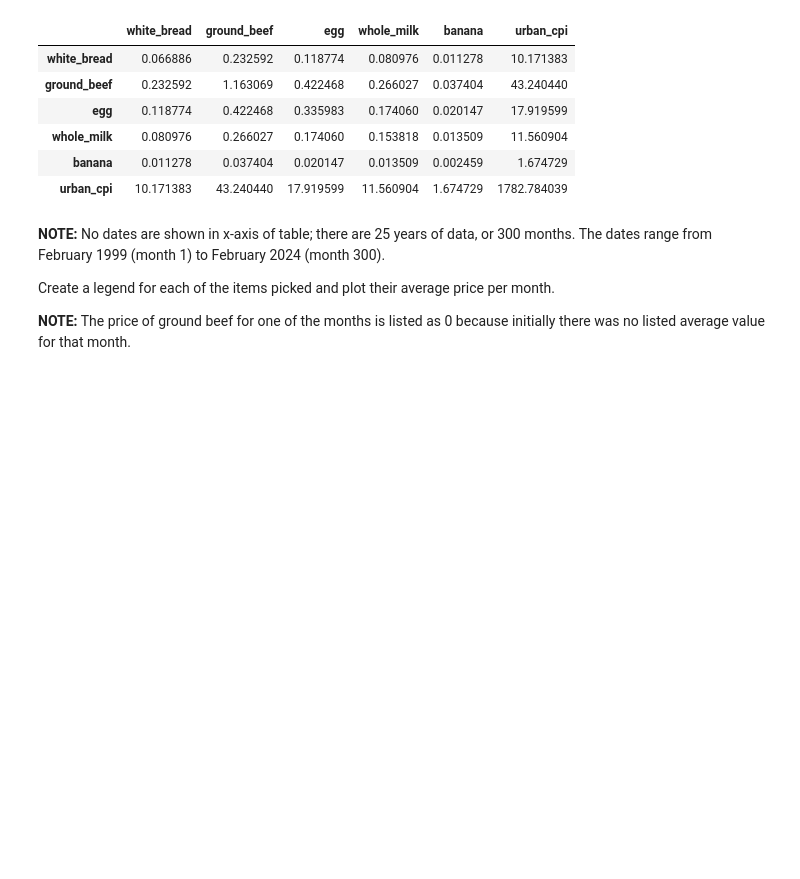
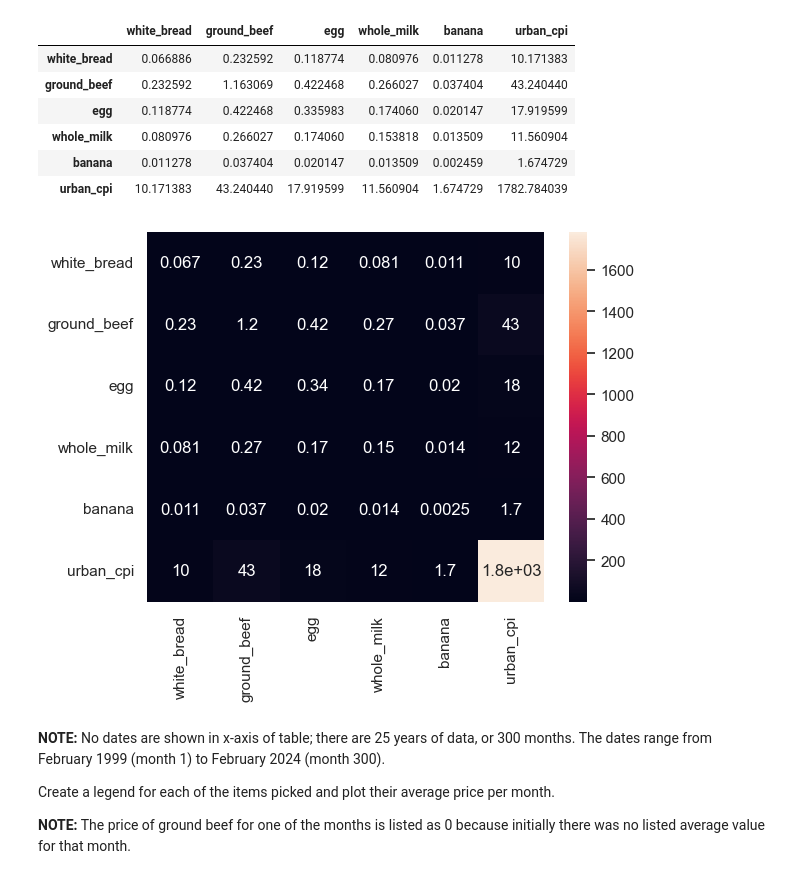
Before and after one commit to matthewjchin/grocerypriceanalysis, a Jupyter notebook: fred_groceries_eda.ipynb, the cells around one changed output. Saved outputs shown, nothing was run; the diff lists cells and outputs as text; code cells hidden in the pictures; blank space fills up the shorter version.

```diff
--- a/fred_groceries_eda.ipynb
+++ b/fred_groceries_eda.ipynb
@@ -137,6 +153,11 @@ no_date_groceries.cov()
 | whole_milk | 0.080976 | 0.266027 | 0.174060 | 0.153818 | 0.013509 | 11.560904 |
 | banana | 0.011278 | 0.037404 | 0.020147 | 0.013509 | 0.002459 | 1.674729 |
 | urban_cpi | 10.171383 | 43.240440 | 17.919599 | 11.560904 | 1.674729 | 1782.784039 |
+# %%
+sns.heatmap(no_date_groceries.cov(), annot=True)
+plt.show()
+# %% [output]
+[figure, added]
 # %% [markdown]
 <b>NOTE:</b> No dates are shown in x-axis of table; there are 25 years of data, or 300 months.
 The dates range from February 1999 (month 1) to February 2024 (month 300).
```
Also changed, not shown: parts of 12 cells of this notebook, 1 other file.
